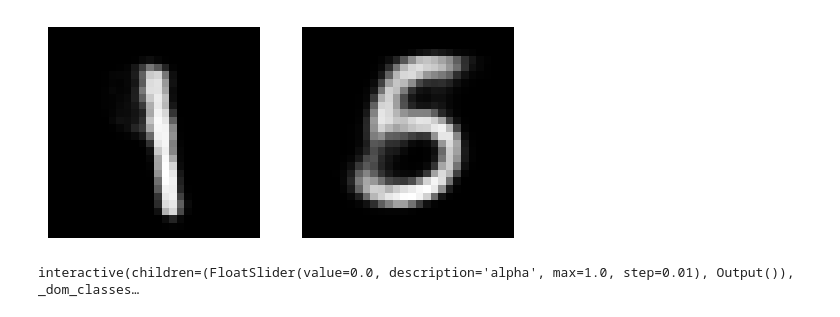
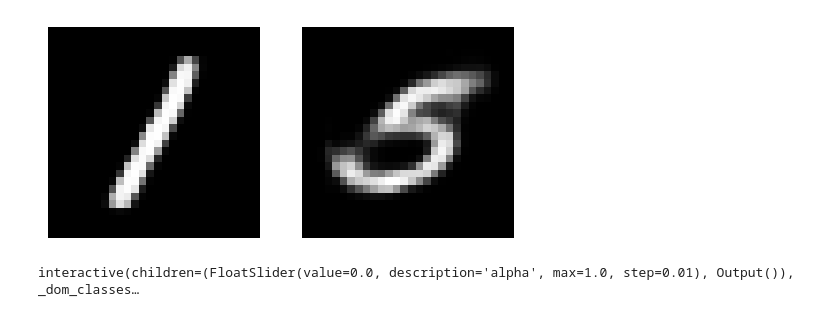
Before and after one commit to fstp/setup_notebook_server, a Jupyter notebook: notebooks/variational_auto_encoder.ipynb, the cells around one changed output. Drawn from its saved outputs; the diff is of its cells as text; code cells hidden in the pictures.

```diff
--- a/notebooks/variational_auto_encoder.ipynb
+++ b/notebooks/variational_auto_encoder.ipynb
@@ -122,27 +120,32 @@ def plot_random_samples(width, height, figsize):
 # %%
-learning_rate = 0.001
-optimizer = optim.Adam(model.parameters(), lr=learning_rate)
-num_epochs = 10
+learning_rate = 0.0001
+optimizer = optim.Adam(model.parameters(), lr=learning_rate, weight_decay=1e-5)
+scheduler = optim.lr_scheduler.ReduceLROnPlateau(optimizer, 'min', factor=0.5, patience=3)
+num_epochs = 50
 
 for epoch in range(num_epochs):
     model.train()
     train_loss = 0
-    for batch_idx, (data, _) in enumerate(train_loader):
-        data = data.to(device)
-        optimizer.zero_grad()
+    for batch_idx, (data, labels) in enumerate(train_loader):
+        data = data.view(-1, input_dim).to(device)
+        labels_onehot = F.one_hot(labels, num_classes=condition_dim).float().to(device)
 
         # Forward pass
-        reconstructed_batch, mean, logvar = model(data)
+        optimizer.zero_grad()
+        reconstructed_batch, mean, logvar = model(data, labels_onehot)
 
         # Compute loss
-        loss = loss_function(reconstructed_batch, data, mean, logvar)
+        beta = min(epoch / 20, 1.0)
+        loss = loss_function(reconstructed_batch, data, mean, logvar, beta)
 
         # Backward pass and optimize
         loss.backward()
-        train_loss += loss.item()
+        nn.utils.clip_grad_norm_(model.parameters(), 5.0)  # Gradient clipping
         optimizer.step()
 
-    # Print average loss per epoch
+        train_loss += loss.item()
+
+    scheduler.step(train_loss)
     avg_loss = train_loss / len(train_loader.dataset)
     print(f'Epoch {epoch+1}/{num_epochs}, Loss: {avg_loss:.4f}')
 # %% [output]
@@ -183,10 +193,10 @@ def plot_latent_space_umap(model, data_loader, device):
     labels = []
 
     with torch.no_grad():
-        for data in data_loader:
-            img, label = data
-            img = img.view(img.size(0), -1).to(device)
-            _, mean, logvar = model(img)
+        for data, label in data_loader:
+            data = data.view(data.size(0), -1).to(device)
+            label_onehot = F.one_hot(label, num_classes=condition_dim).float().to(device)
+            _, mean, logvar = model(data, label_onehot)
             latent_means.append(mean.cpu())
             labels.append(label)
 
@@ -244,7 +287,7 @@ plt.show()
 def digit_to_latent_space(img):
     with torch.no_grad():
         model.eval()
-        mean, logvar = model.encode(img.view(1, 784))
+        mean, logvar = model.encode(img.view(1, 784).to(device))
         z = model.reparameterize(mean, logvar)
         return z
 # %%
@@ -252,22 +295,22 @@ def latent_space_to_digit(z):
     with torch.no_grad():
         sample = model.decode(z)
         sample = torch.sigmoid(sample) # Convert logits to probabilities
-        return sample
+        return sample.cpu().detach()
 # %%
 z_source = digit_to_latent_space(img_source)
 z_target = digit_to_latent_space(img_target)
 
-sampled_source = latent_space_to_digit(z_source).cpu().detach().view(28, 28)
-sampled_target = latent_space_to_digit(z_target).cpu().detach().view(28, 28)
+sampled_source = latent_space_to_digit(z_source)
+sampled_target = latent_space_to_digit(z_target)
 
 fig, axes = plt.subplots(1, 2, figsize=(6, 6))
 axes[0].imshow(sampled_source.view(28, 28), cmap='gray')
 axes[0].axis('off')
 axes[1].imshow(sampled_target.view(28, 28), cmap='gray')
 axes[1].axis('off')
 plt.show()
 # %% [output]
-[figure, old version]
+[figure, new version]
 # %%
 from ipywidgets import interact, FloatSlider
 
```
Also changed, not shown: parts of 13 cells of this notebook.
